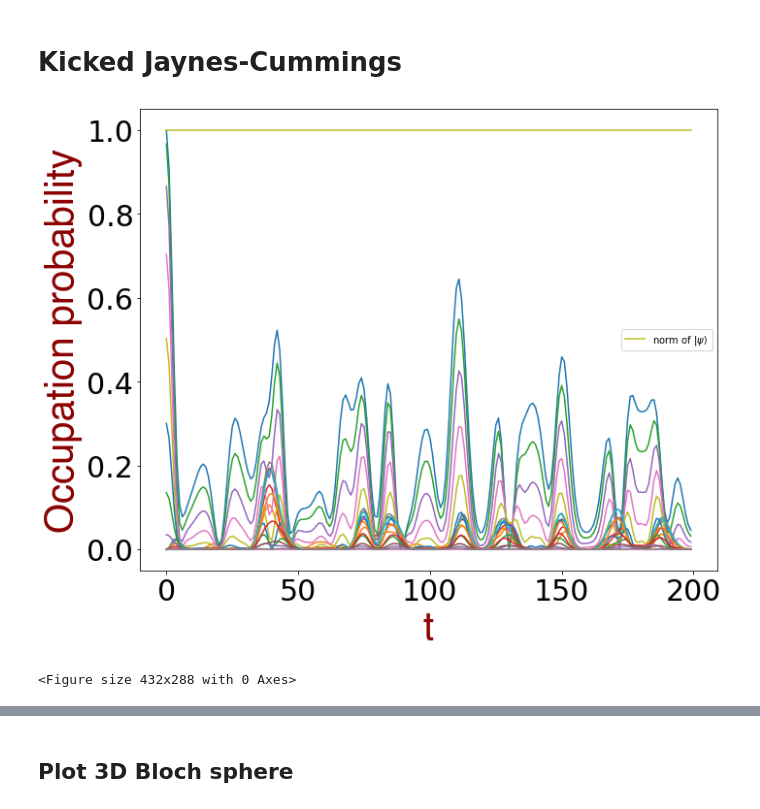
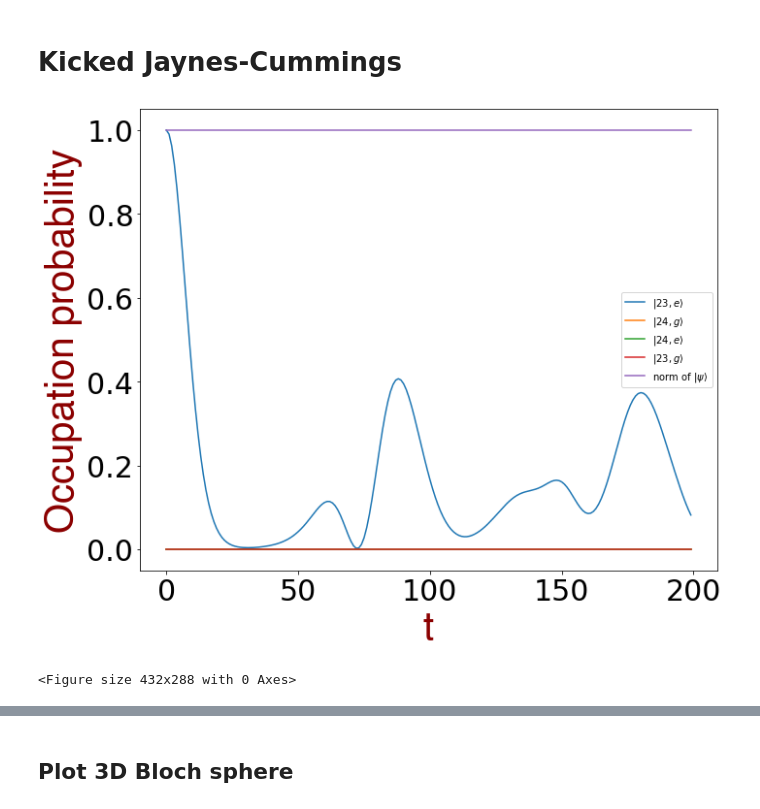
Before and after one commit to propellermint/Dynamic-chaos-in-the-kicked-photon-qubit-atom, a Jupyter notebook: quantum kicked JC coherent.ipynb, the cells around one changed output, grey strips where cells are left out. Drawn from its saved outputs; the diff is of its cells as text; code cells hidden in the pictures.

```diff
--- a/quantum kicked JC coherent.ipynb
+++ b/quantum kicked JC coherent.ipynb
@@ -114,14 +114,16 @@ wa = 1.0  # atom frequency
 g  = 0.05 * 2 * np.pi  # coupling strength
 kappa = 0.0       # cavity dissipation rate
 gamma = 0.0        # atom dissipation rate
-N = 10              # number of cavity fock states
+N = 25              # number of cavity fock states
 n_th_a = 0.0        # avg number of thermal bath excitation
 use_rwa = True
 
 T = 1 / wc
-r = 1/2
+r = 1/4
 Tk = r * T
-mu = 20j
+mu = 0.1 + 0j
+p = 1
+x = 1
 
 # operators
 a  = tensor(destroy(N), qeye(2))
@@ -139,6 +141,8 @@ else:
 #print(H)
 Hk = g*(np.conj(mu)*sm + mu*sp)
 #print(Hk)
+
+alpha0 = (1j*p + x) / np.sqrt(2)
 # %% [markdown]
 ## Собственные значения и собственные функции гамильтониана Джейнса-Каммингса
 # %%
@@ -196,8 +200,8 @@ psis[0]
 start = psis[0]
 onestart = psis[1]
 # %%
-start = tensor(coherent(N,np.sqrt(N-1)), basis(2,0))
-onestart = tensor(fock(N,N-1), basis(2,1))
+start = np.sqrt(2/2)*tensor(coherent(N,alpha0), basis(2,0))
+psis[0] = start
 # %%
 def f1(t):
     step1 = (-1j*H*t).expm()*start
@@ -373,7 +369,7 @@ fig
 nT = 200  #  количество периодов
 probs = []
 psinT = []
-for i in tqdm(range(len(psis))):
+for i in tqdm(range(4)):
     prob = []
     psit = []
     for n in range(nT):
@@ -387,29 +383,27 @@ norms = [psinT[0][i].norm() for i in range(len(psinT[0]))]
 # %%
 states = psinT[0]
 
 vec = [expect(sx, states), expect(sy, states), expect(sz, states)]
 
 plt.figure(figsize=(10,8))
-if N <= 2:
-    plt.plot(probs[0], label='$|$' + str(N-2) + r'$,e \rangle$')
-    plt.plot(probs[1], label='$|$' + str(N-1) + r'$,g \rangle$')
-    #plt.plot(probs[2], label=r'$\left | N, g \right>$')
-    #plt.plot(probs[3], label=r'$\left | N+1, e \right>$')
-else:
-    for x in probs:
-        plt.plot(x)
+plt.plot(probs[0], label='$|$' + str(N-2) + r'$,e \rangle$')
+plt.plot(probs[1], label='$|$' + str(N-1) + r'$,g \rangle$')
+plt.plot(probs[2], label='$|$' + str(N-1) + r'$,e \rangle$')
+plt.plot(probs[3], label='$|$' + str(N-2) + r'$,g \rangle$')
+#plt.plot(probs[2], label=r'$\left | N, g \right>$')
+#plt.plot(probs[3], label=r'$\left | N+1, e \right>$')
 plt.xlabel('t', fontdict=font)
 plt.ylabel('Occupation probability', fontdict=font)
 plt.plot(norms, label='norm of ' + r'$\left|\psi\right>$')
 plt.tick_params(labelsize=textsize)
 plt.legend()
 #plt.grid()
 plt.tight_layout()
 plt.show()
 plt.savefig('images/quantum/coherent/probdistKJC,' + 'g=' + str(g) + ',N=' + str(N) + ',mu=' + str(mu) +
             ',r=' + str(r) + '.png', dpi=150)
 # %% [output]
-[figure, old version]
+[figure, new version]
 <Figure size 432x288 with 0 Axes>
 # %%
 #plt.plot([np.sqrt(sum(abs(np.asarray(states[i]))**2)) for i in range(len(states))], 'o', markersize=1)
```
Also changed, not shown: parts of 38 cells of this notebook, 7 other files.
